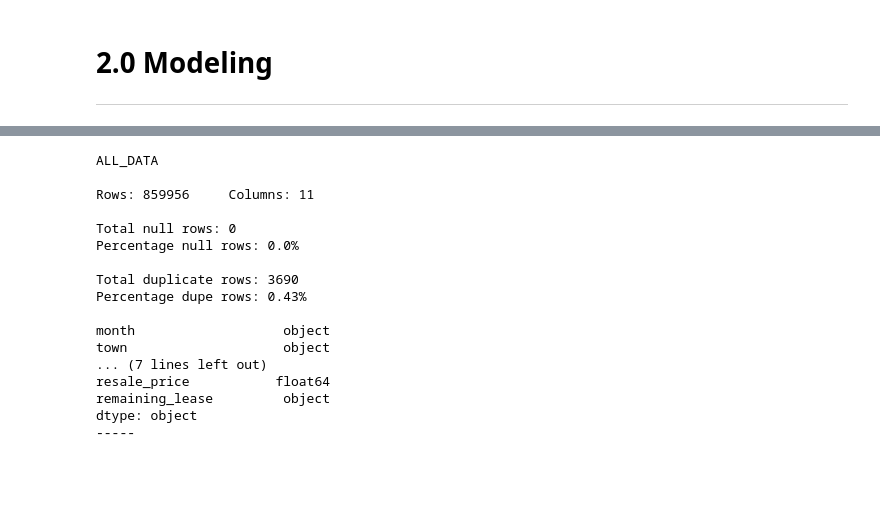
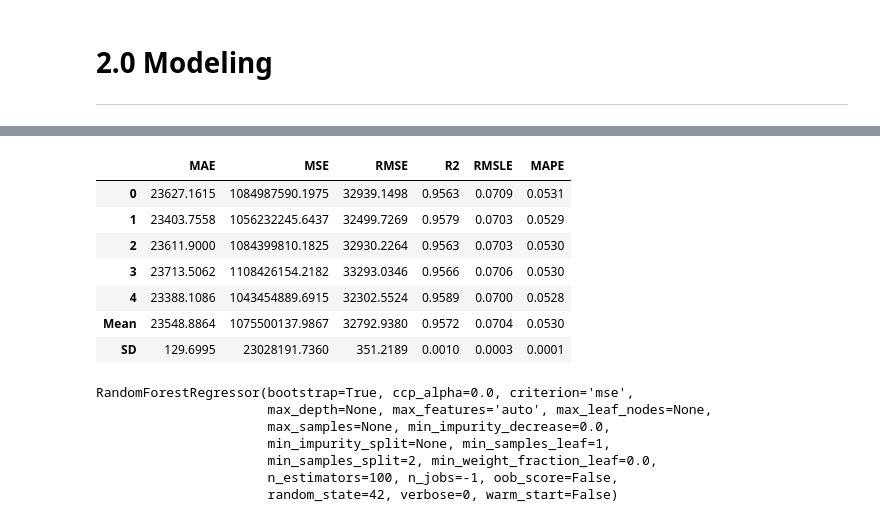
Before and after one commit to ElangSetiawan/sg-hdb-resale, a Jupyter notebook: notebooks/Elang-SG-HDB-Resale-Model.ipynb, the cells around one changed output, grey strips where cells are left out. Saved outputs shown, nothing was run; the diff lists cells and outputs as text; code cells hidden in the pictures; blank space fills up the shorter version.

```diff
--- a/notebooks/Elang-SG-HDB-Resale-Model.ipynb
+++ b/notebooks/Elang-SG-HDB-Resale-Model.ipynb
@@ -206,28 +246,20 @@ dtype: object
 # %%
-# New column 'remaining_lease' was introduced from dataset of 2015 onwards.
-# add column remaining_lease to dataframes of data prior to 2015, before concatenating all the datasets
-
-df_raw_1990['remaining_lease'] = 'dummy'
-df_raw_2000['remaining_lease'] = 'dummy'
-df_raw_2012['remaining_lease'] = 'dummy'
-df_all = pd.concat([df_raw_1990, df_raw_2000, df_raw_2012, df_raw_2015,df_raw_2017] )
-df_all.reset_index(drop=True,inplace=True)
-basic_eda(df_all, 'all_data')
+# 2.2.1 Random Forest Regressor
+rf_reg101 = create_model('rf', fold = 5)
+print(rf_reg101)
 # %% [output]
+|  | MAE | MSE | RMSE | R2 | RMSLE | MAPE |
+| 0 | 23627.1615 | 1084987590.1975 | 32939.1498 | 0.9563 | 0.0709 | 0.0531 |
+| 1 | 23403.7558 | 1056232245.6437 | 32499.7269 | 0.9579 | 0.0703 | 0.0529 |
+| 2 | 23611.9000 | 1084399810.1825 | 32930.2264 | 0.9563 | 0.0703 | 0.0530 |
+| 3 | 23713.5062 | 1108426154.2182 | 33293.0346 | 0.9566 | 0.0706 | 0.0530 |
+| 4 | 23388.1086 | 1043454889.6915 | 32302.5524 | 0.9589 | 0.0700 | 0.0528 |
+| Mean | 23548.8864 | 1075500137.9867 | 32792.9380 | 0.9572 | 0.0704 | 0.0530 |
+| SD | 129.6995 | 23028191.7360 | 351.2189 | 0.0010 | 0.0003 | 0.0001 |
-ALL_DATA
-
-Rows: 859956     Columns: 11
-
-Total null rows: 0
-Percentage null rows: 0.0%
-
-Total duplicate rows: 3690
-Percentage dupe rows: 0.43%
-
-month                   object
-town                    object
-... (7 lines left out)
-resale_price           float64
-remaining_lease         object
-dtype: object
------
+RandomForestRegressor(bootstrap=True, ccp_alpha=0.0, criterion='mse',
+                      max_depth=None, max_features='auto', max_leaf_nodes=None,
+                      max_samples=None, min_impurity_decrease=0.0,
+                      min_impurity_split=None, min_samples_leaf=1,
+                      min_samples_split=2, min_weight_fraction_leaf=0.0,
+                      n_estimators=100, n_jobs=-1, oob_score=False,
+                      random_state=42, verbose=0, warm_start=False)
```
Also changed, not shown: parts of 27 cells of this notebook, 5 other files.
